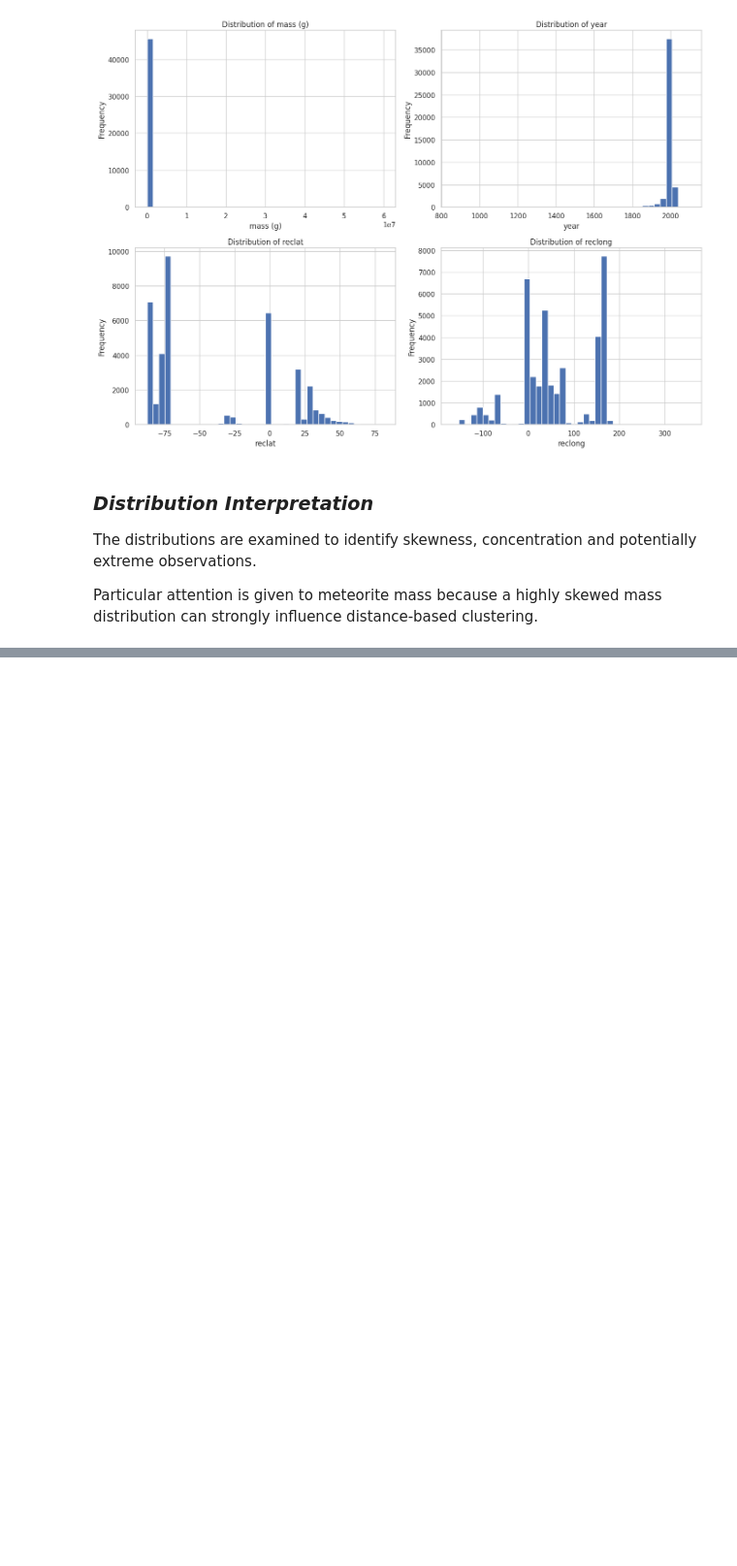
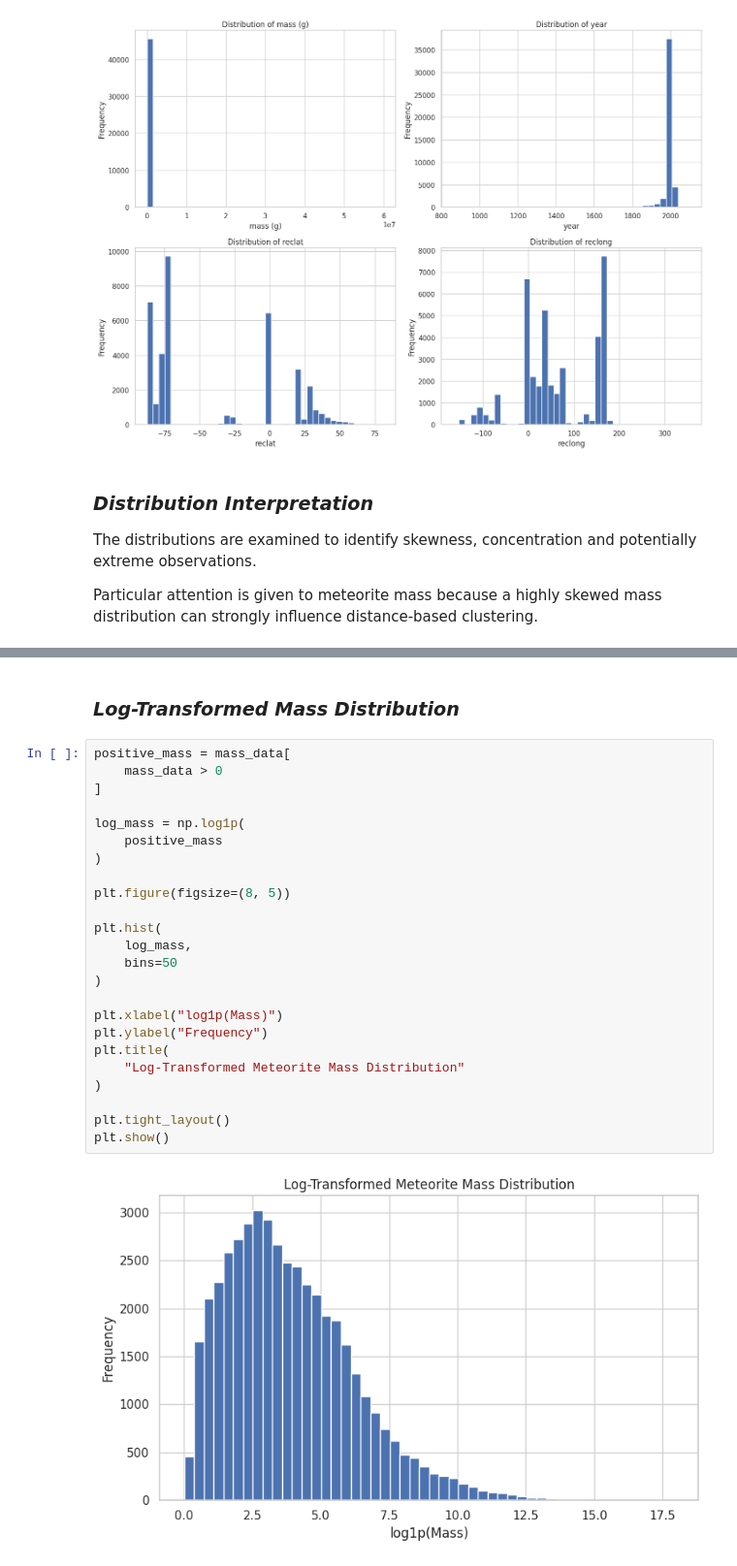
Before and after one commit to manaswiniyoshitha2006-netizen/ML-Evaluation, a Jupyter notebook: notebooks/clustering.ipynb, the cells around one changed output, grey strips where cells are left out. Shown at 97% size. Drawn from its saved outputs; the diff is of its cells as text; blank space fills up the shorter version.

```diff
--- a/notebooks/clustering.ipynb
+++ b/notebooks/clustering.ipynb
@@ -447,0 +495,28 @@ mass distribution can strongly influence distance-based clustering.
+# %% [markdown]
+### *Log-Transformed Mass Distribution*
+# %%
+positive_mass = mass_data[
+    mass_data > 0
+]
+
+log_mass = np.log1p(
+    positive_mass
+)
+
+plt.figure(figsize=(8, 5))
+
+plt.hist(
+    log_mass,
+    bins=50
+)
+
+plt.xlabel("log1p(Mass)")
+plt.ylabel("Frequency")
+plt.title(
+    "Log-Transformed Meteorite Mass Distribution"
+)
+
+plt.tight_layout()
+plt.show()
+# %% [output]
+[figure, added]
```
Also changed, not shown: parts of 12 cells of this notebook.
